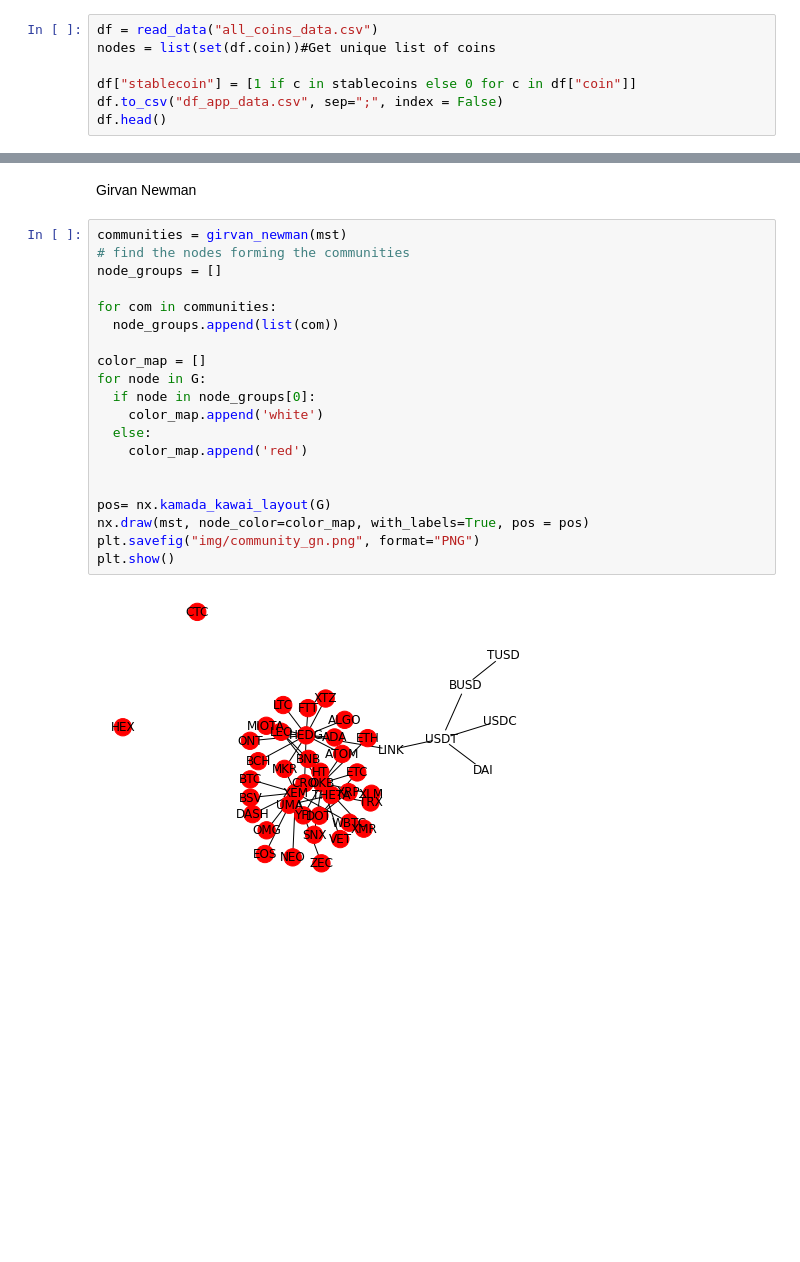
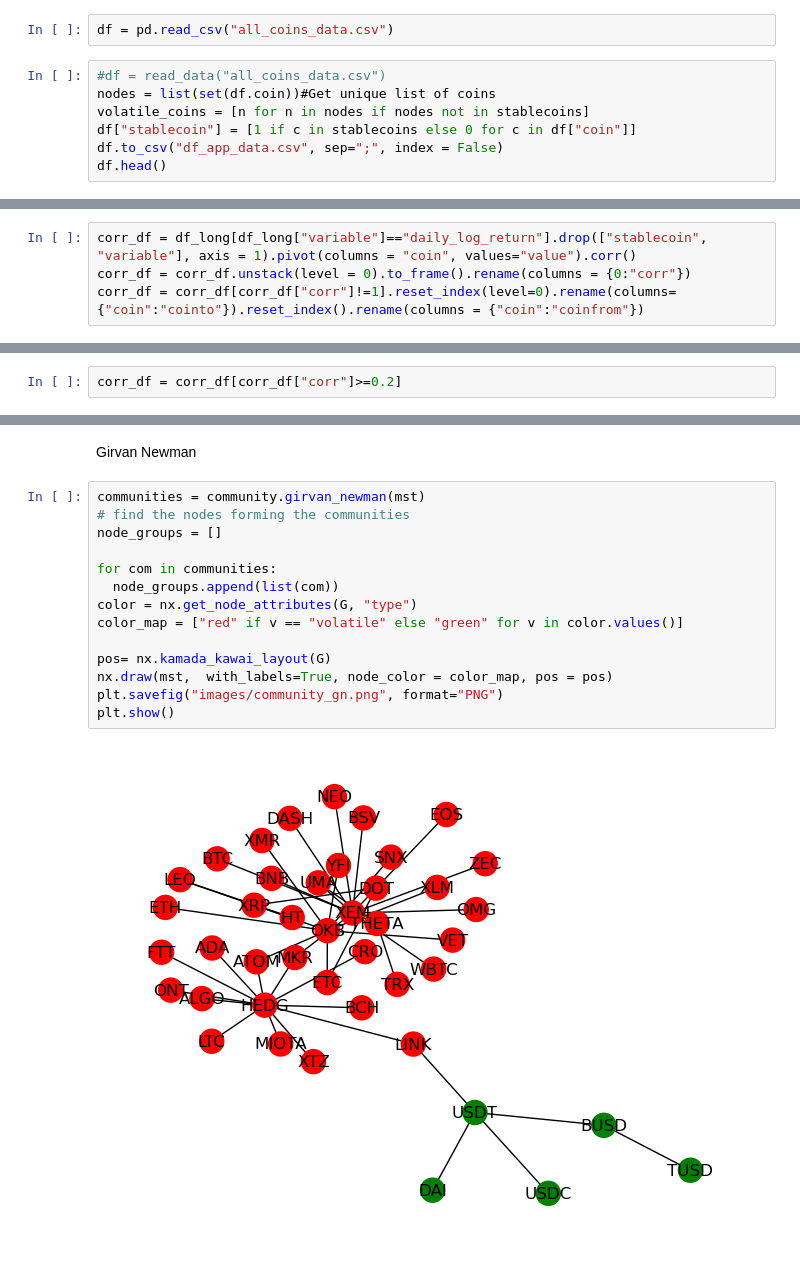
Before and after one commit to FedeScenna/Crypto_NetworkAnalysis, a Jupyter notebook: 05_NetworkAnalysis.ipynb, the cells around one changed output, grey strips where cells are left out. Cells and saved outputs as stored; diff of their text form; blank space fills up the shorter version.

```diff
--- a/05_NetworkAnalysis.ipynb
+++ b/05_NetworkAnalysis.ipynb
@@ -15,9 +15,11 @@ from functions import read_data, corr_matrix_plot, corr_long_matrix, create_grap
 # %% [markdown]
 ### Load Data
+# %%
+df = pd.read_csv("all_coins_data.csv")
 # %%
-df = read_data("all_coins_data.csv")
+#df = read_data("all_coins_data.csv")
 nodes = list(set(df.coin))#Get unique list of coins
-
+volatile_coins = [n for n in nodes if nodes not in stablecoins]
 df["stablecoin"] = [1 if c in stablecoins else 0 for c in df["coin"]]
 df.to_csv("df_app_data.csv", sep=";", index = False)
 df.head()
@@ -78,0 +81,4 @@ corr_df = corr_long_matrix(df_long, "daily_log_return")
+# %%
+corr_df = df_long[df_long["variable"]=="daily_log_return"].drop(["stablecoin", "variable"], axis = 1).pivot(columns = "coin", values="value").corr()
+corr_df = corr_df.unstack(level = 0).to_frame().rename(columns = {0:"corr"})
+corr_df = corr_df[corr_df["corr"]!=1].reset_index(level=0).rename(columns={"coin":"cointo"}).reset_index().rename(columns = {"coin":"coinfrom"})
@@ -103,3 +125,5 @@ corr_range.append(corr_df["corr"].max())
 #### Graph charts
 # %% [markdown]
 #### MST
+# %%
+corr_df = corr_df[corr_df["corr"]>=0.2]
@@ -190,24 +211,18 @@ NameError: name 'community' is not defined
 # %% [markdown]
 Girvan Newman
 # %%
-communities = girvan_newman(mst)
+communities = community.girvan_newman(mst)
 # find the nodes forming the communities
 node_groups = []
 
 for com in communities:
   node_groups.append(list(com))
-
-color_map = []
-for node in G:
-  if node in node_groups[0]:
-    color_map.append('white')
-  else:
-    color_map.append('red')
-
+color = nx.get_node_attributes(G, "type")
+color_map = ["red" if v == "volatile" else "green" for v in color.values()]
 
 pos= nx.kamada_kawai_layout(G)
-nx.draw(mst, node_color=color_map, with_labels=True, pos = pos)
-plt.savefig("img/community_gn.png", format="PNG")
+nx.draw(mst,  with_labels=True, node_color = color_map, pos = pos)
+plt.savefig("images/community_gn.png", format="PNG")
 plt.show()
 # %% [output]
-[figure, old version]
+[figure, new version]
```
Also changed, not shown: parts of 14 cells of this notebook, 3 other files.
